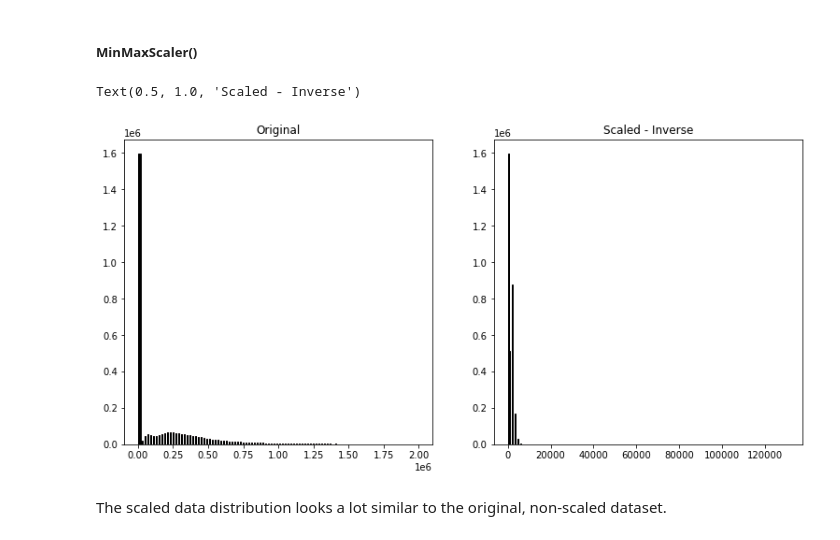
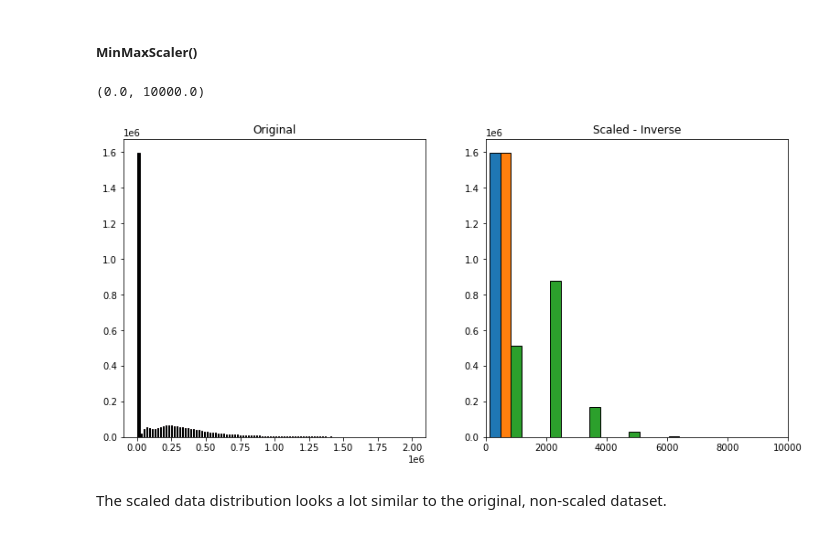
Before and after one commit to m3redithw/regression-exercises, a Jupyter notebook: scaling.ipynb, the cells around one changed output. Cells and saved outputs as stored; diff of their text form; code cells hidden in the pictures.

```diff
--- a/scaling.ipynb
+++ b/scaling.ipynb
@@ -97,22 +106,23 @@ Text(0.5, 1.0, 'Scaled')
 # %%
 scaler = sklearn.preprocessing.MinMaxScaler()
 # Note that we only call .fit with the training data,
 # but we use .transform to apply the scaling to all the data splits.
 cols_to_scale = ['bedrooms','bathrooms','square_feet']
 scaler.fit(train[cols_to_scale])
 train_scaled = scaler.transform(train[cols_to_scale])
 train_scaled_inverse = scaler.inverse_transform(train_scaled)
 
 plt.figure(figsize=(13, 6))
 plt.subplot(121)
 plt.hist(train, bins=100, ec='black')
 plt.title('Original')
 plt.subplot(122)
 plt.hist(train_scaled_inverse, bins=100, ec='black')
 plt.title('Scaled - Inverse')
+plt.xlim(0, 10000)
 # %% [output]
-Text(0.5, 1.0, 'Scaled - Inverse')
+(0.0, 10000.0)
-[figure, old version]
+[figure, new version]
 # %% [markdown]
 The scaled data distribution looks a lot similar to the original, non-scaled dataset.
 # %% [markdown]
```
Also changed, not shown: parts of 6 cells of this notebook.
